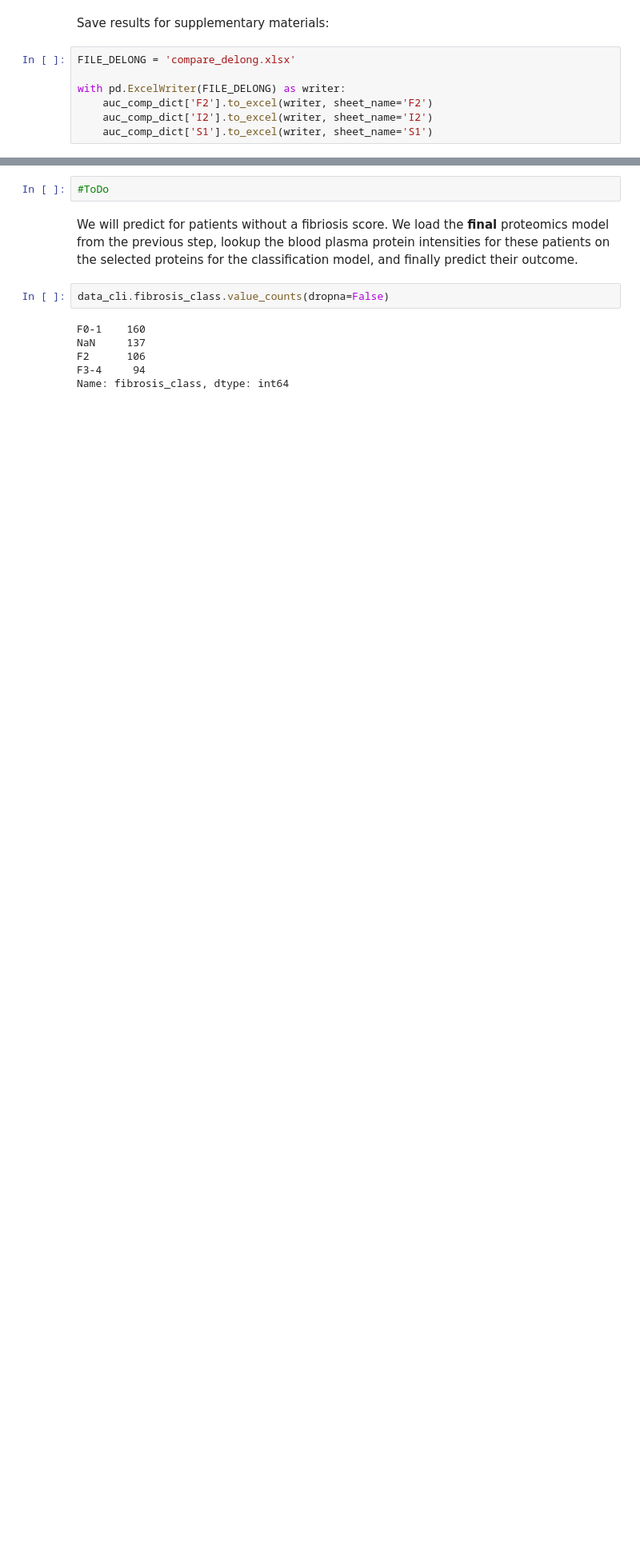
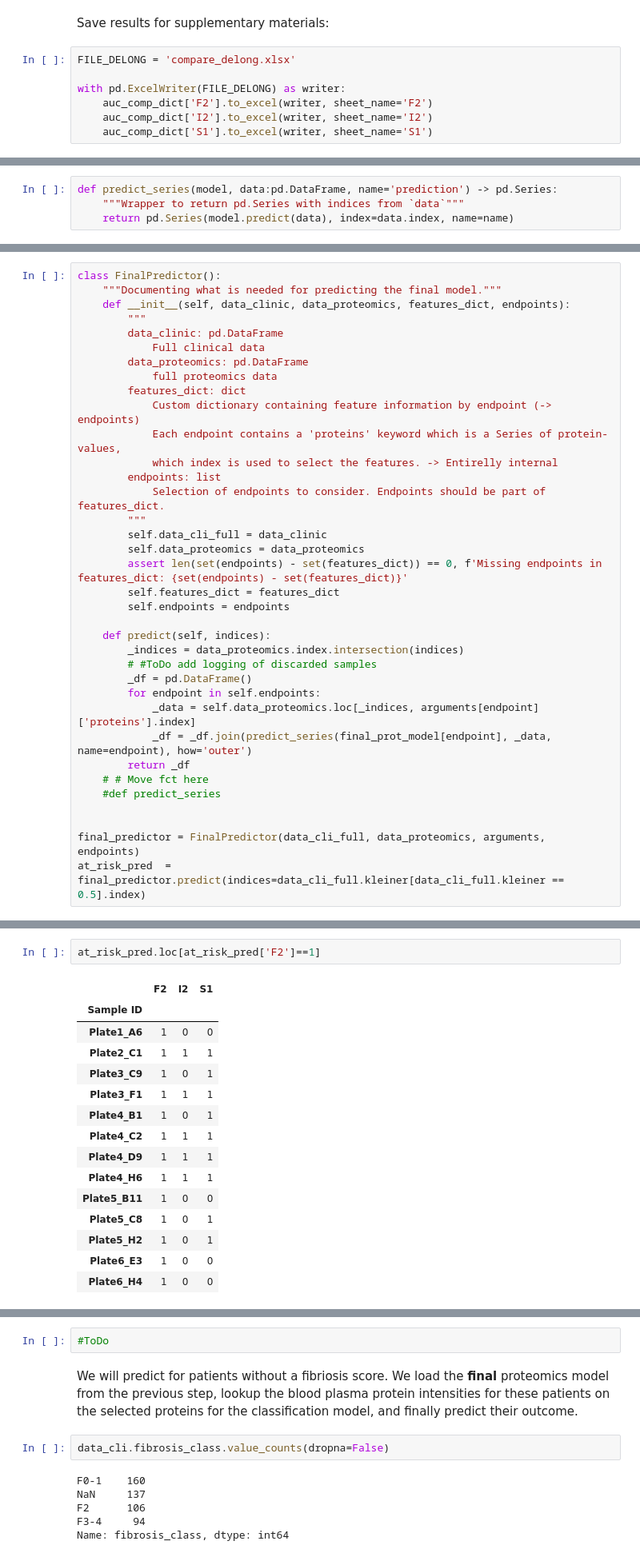
Before and after one commit to llniu/ALD-study, a Jupyter notebook: ald_analysis_hw.ipynb, the cells around one changed output, grey strips where cells are left out. Shown at 80% size. Cells and saved outputs as stored; diff of their text form; blank space fills up the shorter version.

Commit message:
add final predictions for at risk population

```diff
--- a/ald_analysis_hw.ipynb
+++ b/ald_analysis_hw.ipynb
@@ -2181,0 +2271,4 @@ with pd.ExcelWriter(FILE_DELONG) as writer:
+# %%
+def predict_series(model, data:pd.DataFrame, name='prediction') -> pd.Series:
+    """Wrapper to return pd.Series with indices from `data`"""
+    return pd.Series(model.predict(data), index=data.index, name=name)
@@ -2181,0 +2278,36 @@ with pd.ExcelWriter(FILE_DELONG) as writer:
+# %%
+class FinalPredictor():
+    """Documenting what is needed for predicting the final model."""
+    def __init__(self, data_clinic, data_proteomics, features_dict, endpoints):
+        """
+        data_clinic: pd.DataFrame
+            Full clinical data
+        data_proteomics: pd.DataFrame
+            full proteomics data
+        features_dict: dict
+            Custom dictionary containing feature information by endpoint (-> endpoints)
+            Each endpoint contains a 'proteins' keyword which is a Series of protein-values,
+            which index is used to select the features. -> Entirelly internal
+        endpoints: list
+            Selection of endpoints to consider. Endpoints should be part of features_dict.
+        """
+        self.data_cli_full = data_clinic
+        self.data_proteomics = data_proteomics
+        assert len(set(endpoints) - set(features_dict)) == 0, f'Missing endpoints in features_dict: {set(endpoints) - set(features_dict)}'
+        self.features_dict = features_dict
+        self.endpoints = endpoints
+
+    def predict(self, indices):
+        _indices = data_proteomics.index.intersection(indices)
+        # #ToDo add logging of discarded samples
+        _df = pd.DataFrame()
+        for endpoint in self.endpoints:
+            _data = self.data_proteomics.loc[_indices, arguments[endpoint]['proteins'].index]
+            _df = _df.join(predict_series(final_prot_model[endpoint], _data, name=endpoint), how='outer')
+        return _df
+    # # Move fct here
+    #def predict_series
+
+
+final_predictor = FinalPredictor(data_cli_full, data_proteomics, arguments, endpoints)
+at_risk_pred  = final_predictor.predict(indices=data_cli_full.kleiner[data_cli_full.kleiner == 0.5].index)
@@ -2182 +2335,19 @@ with pd.ExcelWriter(FILE_DELONG) as writer:
+# %%
+at_risk_pred.loc[at_risk_pred['F2']==1]
+# %% [output]
+|  | F2 | I2 | S1 |
+| Sample ID |  |  |  |
+| Plate1_A6 | 1 | 0 | 0 |
+| Plate2_C1 | 1 | 1 | 1 |
+| Plate3_C9 | 1 | 0 | 1 |
+| Plate3_F1 | 1 | 1 | 1 |
+| Plate4_B1 | 1 | 0 | 1 |
+| Plate4_C2 | 1 | 1 | 1 |
+| Plate4_D9 | 1 | 1 | 1 |
+| Plate4_H6 | 1 | 1 | 1 |
+| Plate5_B11 | 1 | 0 | 0 |
+| Plate5_C8 | 1 | 0 | 1 |
+| Plate5_H2 | 1 | 0 | 1 |
+| Plate6_E3 | 1 | 0 | 0 |
+| Plate6_H4 | 1 | 0 | 0 |
 # %% [markdown]
```
Also changed, not shown: parts of 30 cells of this notebook.
